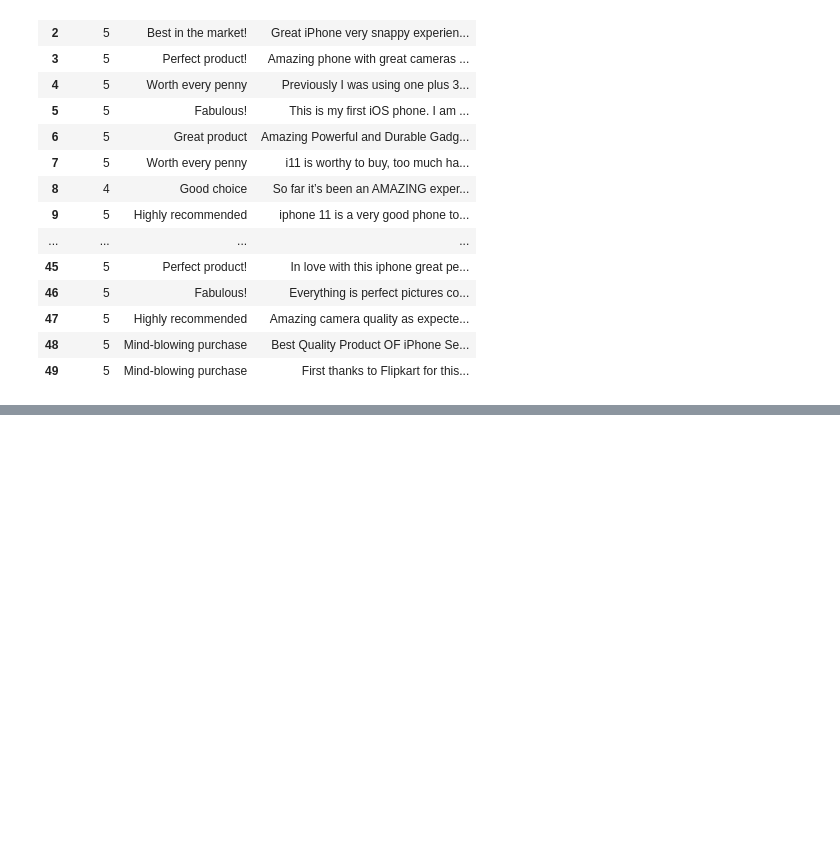
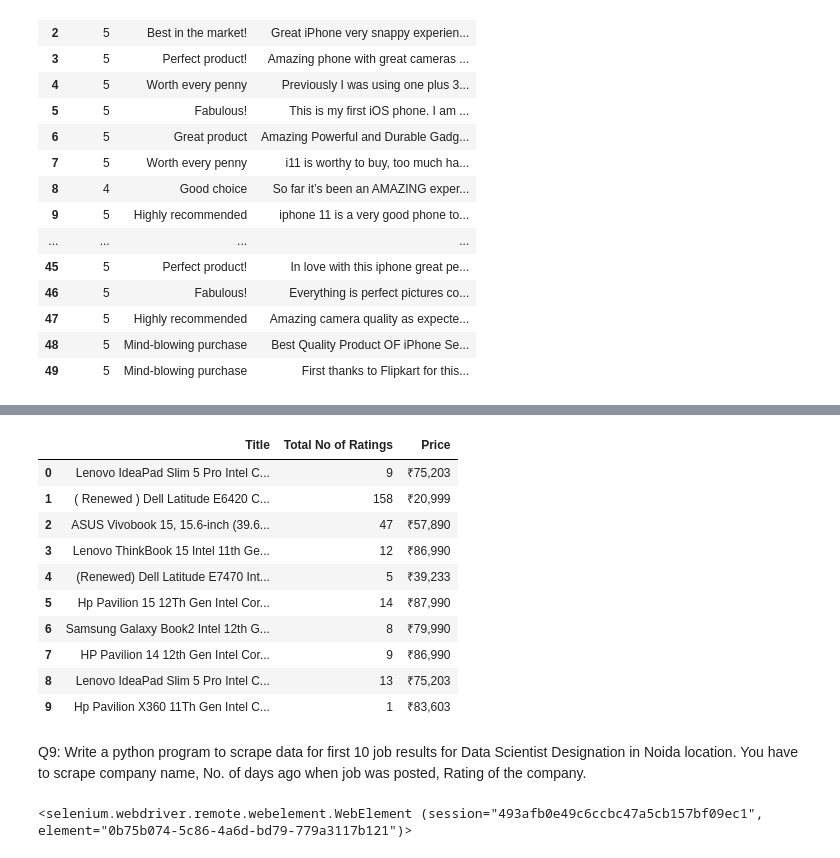
Before and after one commit to pratNayakk/Internship, a Jupyter notebook: Work Sheet 3 Selenium webscraping.ipynb, the cells around one changed output, grey strips where cells are left out. Saved outputs shown, nothing was run; the diff lists cells and outputs as text; code cells hidden in the pictures; blank space fills up the shorter version.

```diff
--- a/Work Sheet 3 Selenium webscraping.ipynb
+++ b/Work Sheet 3 Selenium webscraping.ipynb
@@ -1108,0 +1352,3 @@ df
+# %%
+rate = driver.find_elements(By.XPATH,'//div[@class="a-row a-size-small"]')
+len(rate)
@@ -1108,0 +1357,6 @@ df
+# %%
+Rate=[]
+
+for i in rate[0:10]:
+    Rate.append(i.text)
+Rate
@@ -1108,0 +1365,3 @@ df
+# %%
+price = driver.find_elements(By.XPATH,'//span[@class="a-price"]')
+len(price)
@@ -1108,0 +1370,6 @@ df
+# %%
+Price=[]
+
+for i in price[0:10]:
+    Price.append(i.text)
+Price
@@ -1108,0 +1387,18 @@ df
+# %%
+df = pd.DataFrame({'Title':Titles,'Total No of Ratings':Rate, 'Price':Price})
+df
+# %% [output]
+|  | Title | Total No of Ratings | Price |
+| 0 | Lenovo IdeaPad Slim 5 Pro Intel C... | 9 | ₹75,203 |
+| 1 | ( Renewed ) Dell Latitude E6420 C... | 158 | ₹20,999 |
+| 2 | ASUS Vivobook 15, 15.6-inch (39.6... | 47 | ₹57,890 |
+| 3 | Lenovo ThinkBook 15 Intel 11th Ge... | 12 | ₹86,990 |
+| 4 | (Renewed) Dell Latitude E7470 Int... | 5 | ₹39,233 |
+| 5 | Hp Pavilion 15 12Th Gen Intel Cor... | 14 | ₹87,990 |
+| 6 | Samsung Galaxy Book2 Intel 12th G... | 8 | ₹79,990 |
+| 7 | HP Pavilion 14 12th Gen Intel Cor... | 9 | ₹86,990 |
+| 8 | Lenovo IdeaPad Slim 5 Pro Intel C... | 13 | ₹75,203 |
+| 9 | Hp Pavilion X360 11Th Gen Intel C... | 1 | ₹83,603 |
+# %% [markdown]
+Q9: Write a python program to scrape data for first 10 job results for Data Scientist Designation in Noida
+location. You have to scrape company name, No. of days ago when job was posted, Rating of the company.
@@ -1108,0 +1415,5 @@ df
+# %%
+job = driver.find_element(By.XPATH,"/html/body/div[1]/nav/nav/a[6]")
+job
+# %% [output]
+<selenium.webdriver.remote.webelement.WebElement (session="493afb0e49c6ccbc47a5cb157bf09ec1", element="0b75b074-5c86-4a6d-bd79-779a3117b121")>
```
Also changed, not shown: parts of 88 cells of this notebook.
